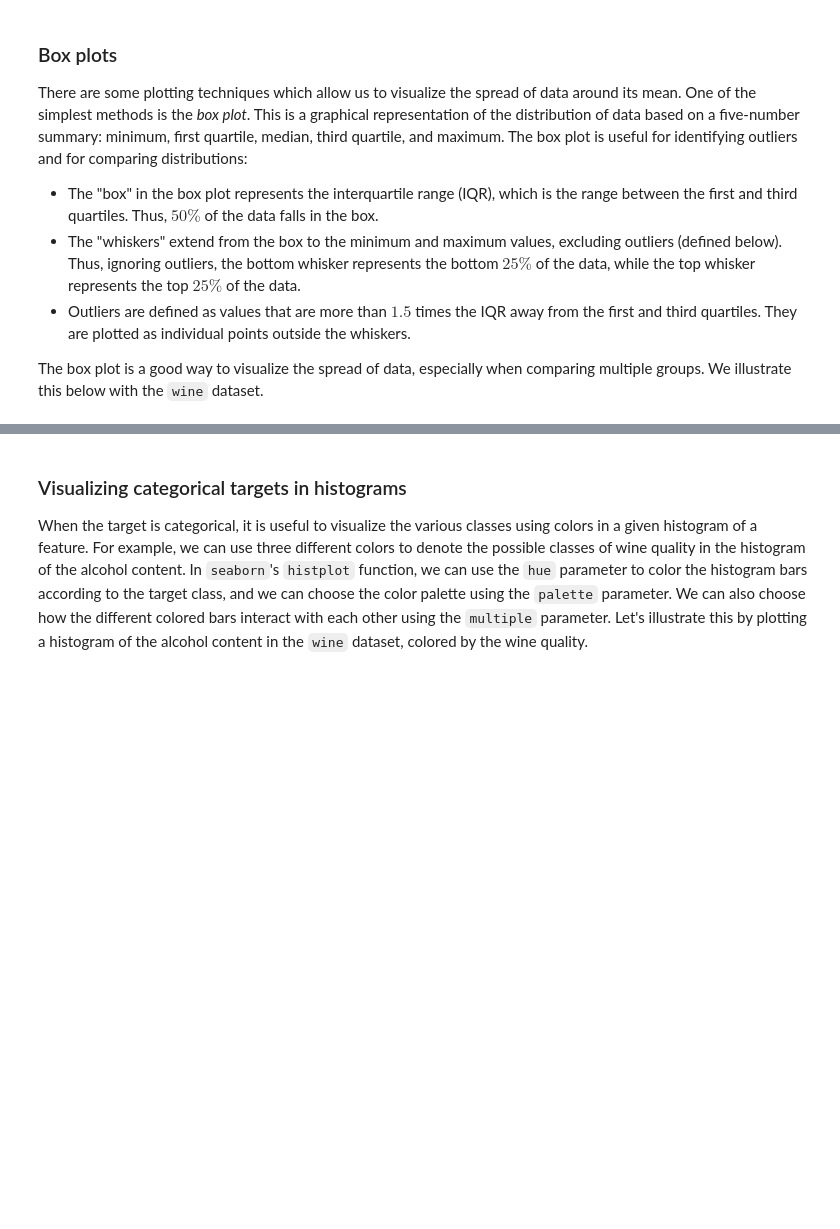
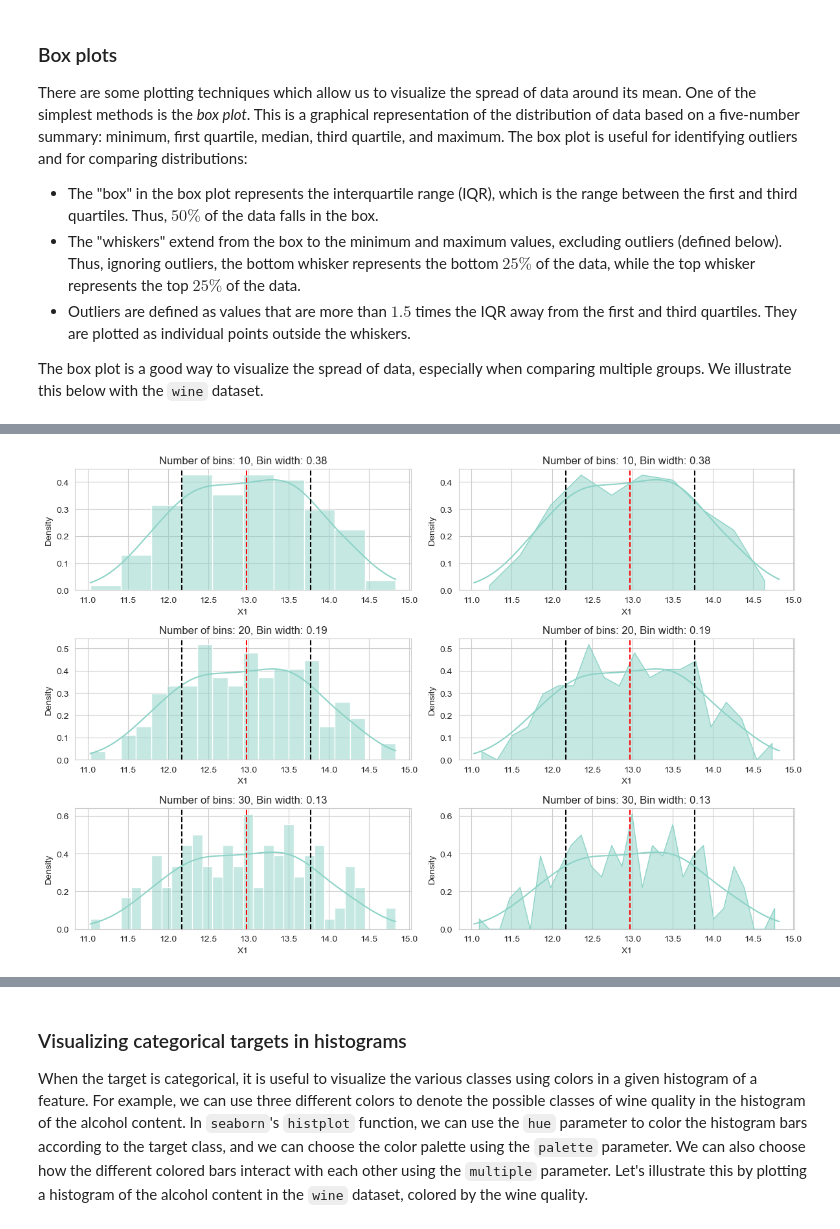
Before and after one commit to arvindsuresh-math/MATH-392-Intro-to-neural-networks, a Jupyter notebook: notebooks/06_basic-statistics-visualization.ipynb, the cells around one changed output, grey strips where cells are left out. Saved outputs shown, nothing was run; the diff lists cells and outputs as text; code cells hidden in the pictures; blank space fills up the shorter version.

```diff
--- a/notebooks/06_basic-statistics-visualization.ipynb
+++ b/notebooks/06_basic-statistics-visualization.ipynb
@@ -224,0 +394,26 @@ plt.show()
+# %%
+fig, ax = plt.subplots(3, 2, figsize=(12, 8))
+# flatten the axes array
+
+# calculate bin width based on data range
+data_range = wine['X1'].max() - wine['X1'].min()
+
+for i, bins in enumerate([10, 20, 30]):
+    # calculate bin width
+    bin_width = data_range / bins
+    for j, element in enumerate(['bars','poly']):
+        # plot the probability density function of the feature
+        sns.histplot(
+            data=wine, x='X1', stat='density', bins=bins, ax=ax[i][j], kde=True, element=element
+        )
+        # draw a red line at the mean
+        ax[i][j].axvline(wine['X1'].mean(), color="red", linestyle="--", label="Mean")
+        # draw black dashed lines at the mean plus/minus 1 standard deviation
+        ax[i][j].axvline(wine['X1'].mean() + wine['X1'].std(), color="black", linestyle="--", label="Mean +1 Std Dev")
+        ax[i][j].axvline(wine['X1'].mean() - wine['X1'].std(), color="black", linestyle="--", label="Mean -1 Std Dev")
+        # set the title to show both number of bins and bin width
+        ax[i][j].set_title(f'Number of bins: {bins}, Bin width: {bin_width:.2f}')
+plt.tight_layout()
+plt.show()
+# %% [output]
+[figure, added]
```
Also changed, not shown: parts of 27 cells of this notebook.
